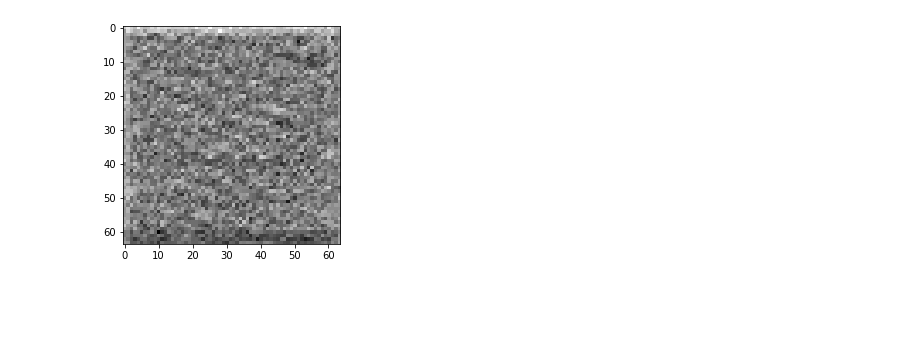
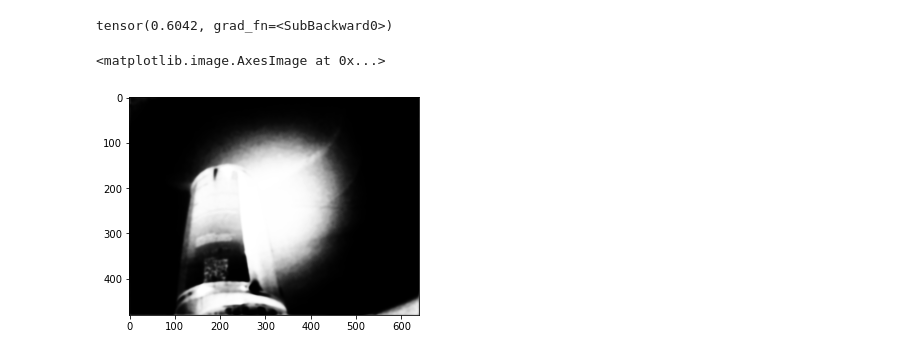
Before and after one commit to PatrykTerechowicz/objectsegmentator, a Jupyter notebook: Model Experiments.ipynb, the cells around one changed output. Drawn from its saved outputs; the diff is of its cells as text; code cells hidden in the pictures; blank space fills up the shorter version.

```diff
--- a/Model Experiments.ipynb
+++ b/Model Experiments.ipynb
@@ -16,0 +7,11 @@ import matplotlib.pyplot as plt
+# %%
+ds = data_loader.ObjectSegmentationDataset(r"C:\Users\user\Documents\dane\100Objects_train", r"C:\Users\user\Documents\dane\100Objects_train\annotations.json", load_memory=False)
+
+net = model.Segmentator()
+optimizer = torch.optim.Adam(net.parameters(), lr=0.001)
+# %%
+im, mask = ds[0]
+plt.imshow(mask, cmap="gray")
+plt.show()
+plt.imshow(im.permute((1,2,0)))
+plt.show()
@@ -17,5 +57,11 @@ import matplotlib.pyplot as plt
+# %%
+out = net(im.unsqueeze(0))
+# %%
+loss_fn(out, mask.unsqueeze(0))
+# %% [output]
+tensor(0.6042, grad_fn=<SubBackward0>)
 # %%
-plt.imshow(output[0].detach(), cmap="gray")
-plt.show()
+plt.imshow(out[0].detach().numpy(), cmap="gray")
 # %% [output]
+<matplotlib.image.AxesImage at 0x...>
-[figure, old version]
+[figure, new version]
```
Also changed, not shown: parts of 13 cells of this notebook.
